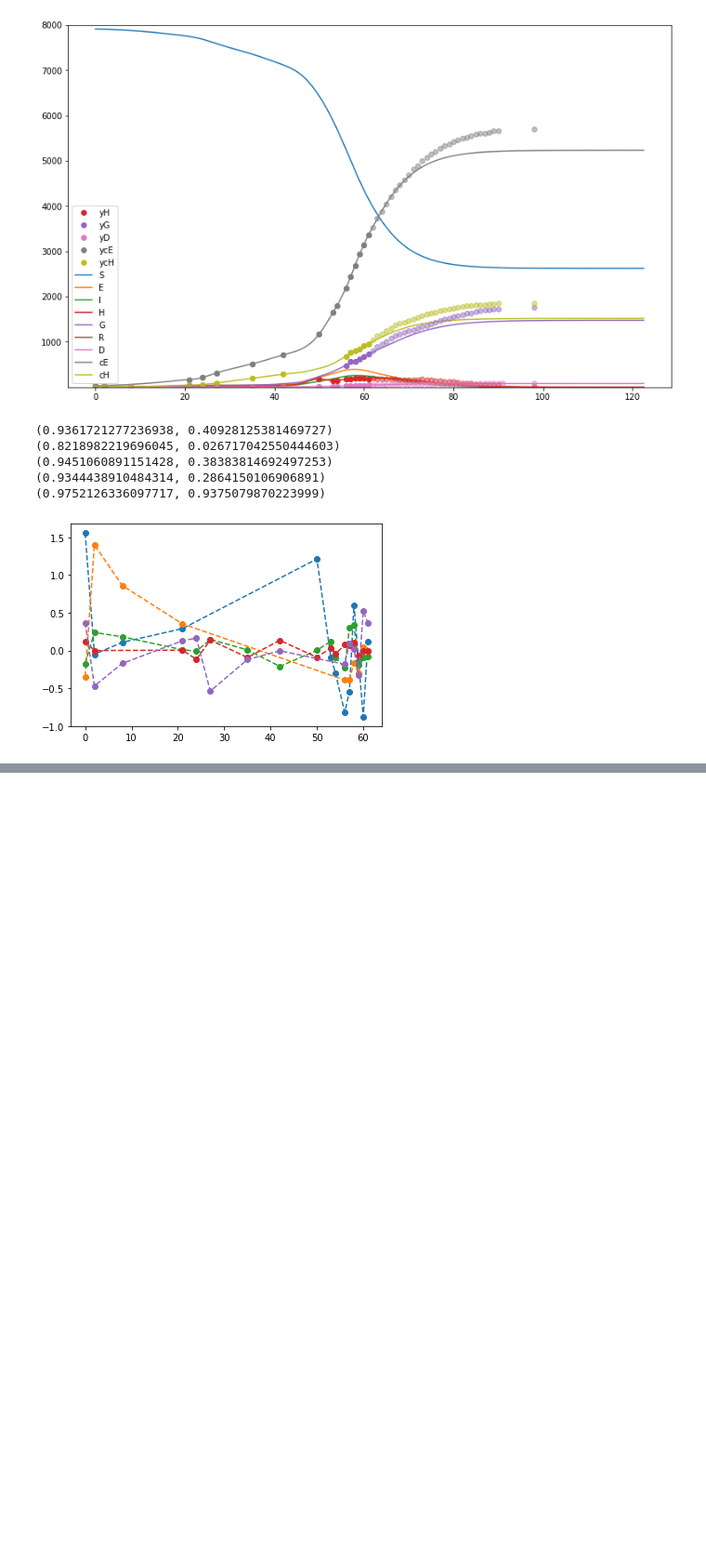
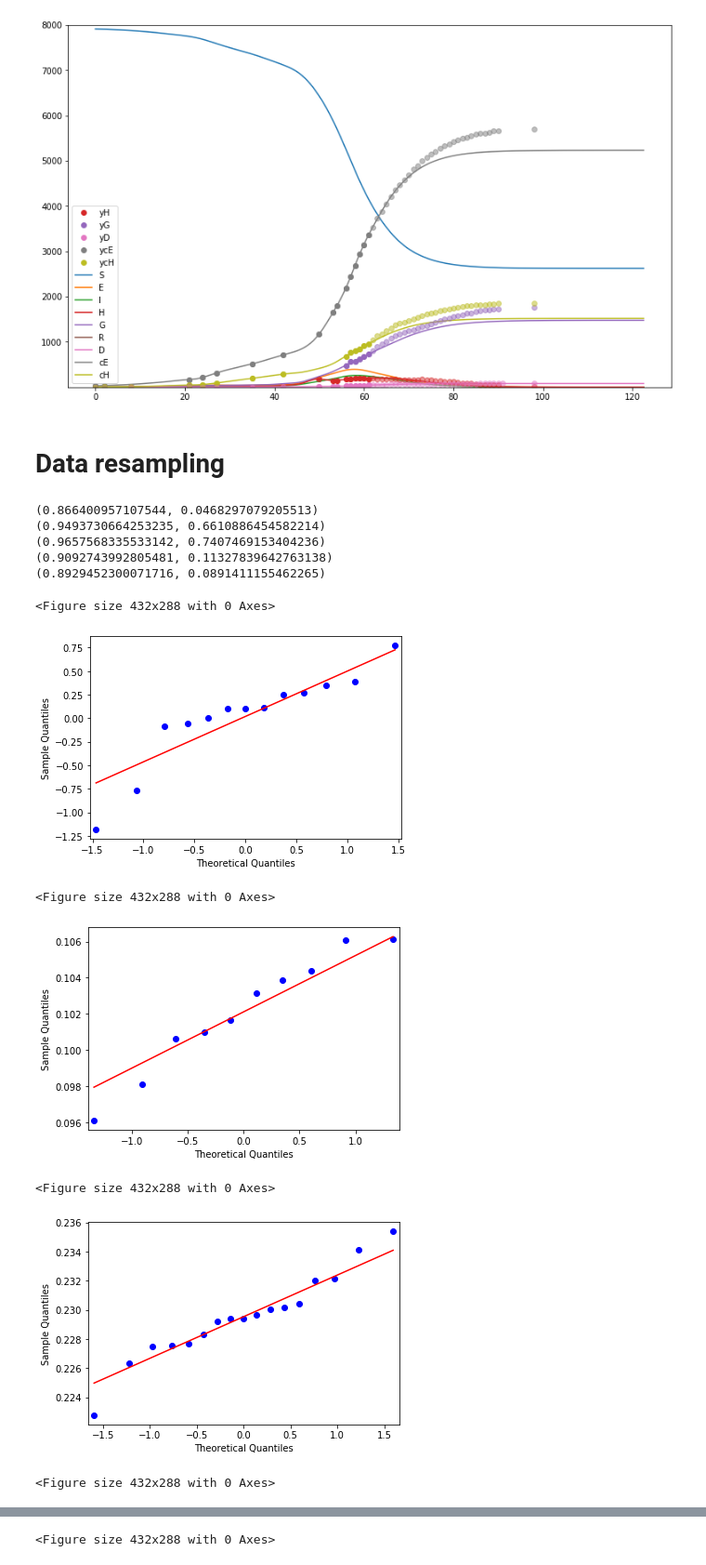
Before and after one commit to dwu402/pypei, a Jupyter notebook: predictive.ipynb, the cells around one changed output, grey strips where cells are left out. Shown at 93% size. Cells and saved outputs as stored; diff of their text form; code cells hidden in the pictures; blank space fills up the shorter version.

```diff
--- a/predictive.ipynb
+++ b/predictive.ipynb
@@ -135,7 +137,7 @@ alpha = 3e1
 prange = np.logspace(-6, 6, num=100)
 sols = []
 xguess = x0
-for p in prange:
+for p in prange[:51]:
     solve_opts = {
         'x0': xguess,
         'p': [p, alpha],
@@ -187,6 +189,8 @@ solref = sols[idx]['x']
 
 xref = getx(solref)
 pref = getp(solref)
+# %% [markdown]
+# Data resampling
 # %%
 regen_params = []
 for obs, i, cm in zip(objective.observations, config['observation_vector'], objective.collocation_matrices):
@@ -200,14 +204,22 @@ for obs, i, cm in zip(objective.observations, config['observation_vector'], obje
 # %%
 for obs, i, cm in zip(objective.observations, config['observation_vector'], objective.collocation_matrices):
     cmfilter = np.diag(cm) == 1
     comp = ca.interp1d(model.observation_times,xref[i],objective.observation_times).toarray().flatten()[cmfilter]
     delta = np.log(obs[cmfilter]+1) - np.log(comp+1)
-    plt.plot(data_time[cmfilter], delta, 'o--')
-    print(stats.shapiro(delta))
+#     plt.plot(data_time[cmfilter], delta, 'o--')
+    plt.figure();
+    qqplot(delta, line='s');
+    print(stats.shapiro(delta));
 # %% [output]
-(0.9361721277236938, 0.40928125381469727)
-(0.8218982219696045, 0.026717042550444603)
-(0.9451060891151428, 0.38383814692497253)
-(0.9344438910484314, 0.2864150106906891)
-(0.9752126336097717, 0.9375079870223999)
+(0.866400957107544, 0.0468297079205513)
+(0.9493730664253235, 0.6610886454582214)
+(0.9657568335533142, 0.7407469153404236)
+(0.9092743992805481, 0.11327839642763138)
+(0.8929452300071716, 0.0891411155462265)
+<Figure size 432x288 with 0 Axes>
-[figure, old version]
+[figure, new version]
+<Figure size 432x288 with 0 Axes>
+[figure, added]
+<Figure size 432x288 with 0 Axes>
+[figure, added]
+<Figure size 432x288 with 0 Axes>
@@ -213,0 +227 @@ for obs, i, cm in zip(objective.observations, config['observation_vector'], obje
+<Figure size 432x288 with 0 Axes>
```
Also changed, not shown: parts of 38 cells of this notebook.
